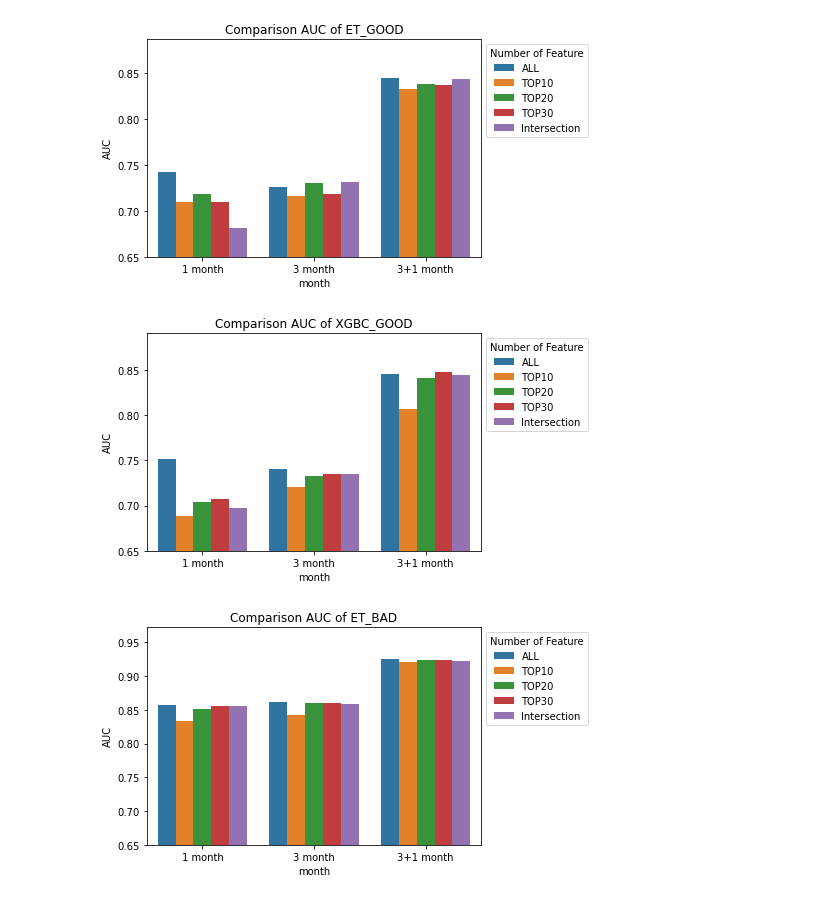
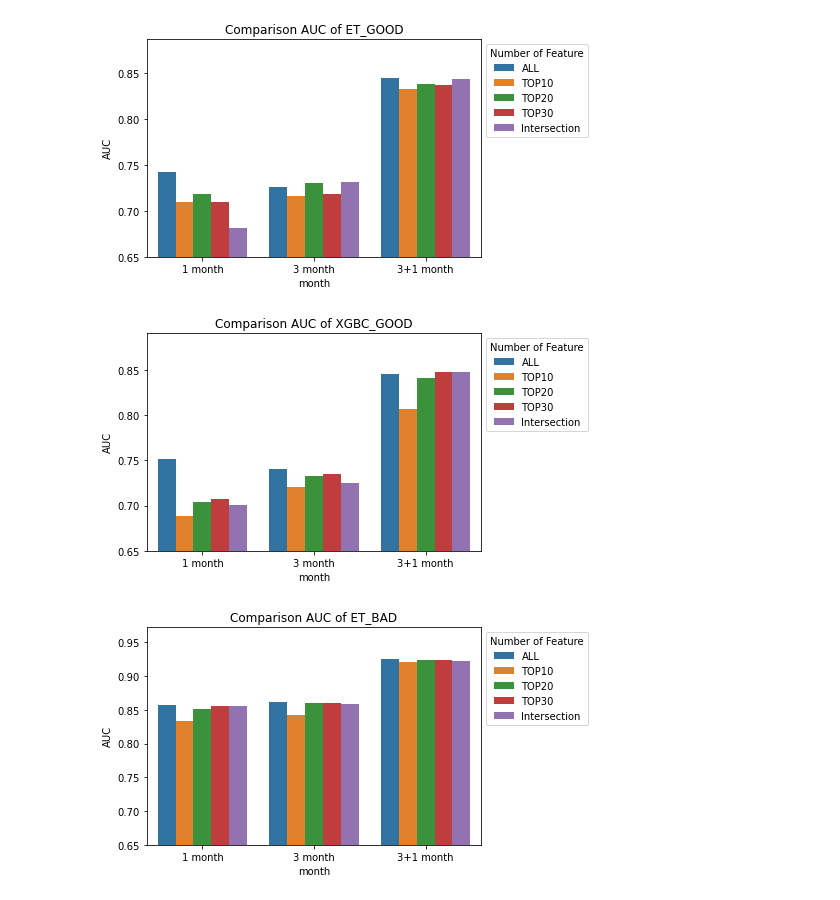
Before and after one commit to sn987532159/TSR_ML, a Jupyter notebook: result/TSR_ALL/Comparison AUC of TSR_ALL1&3.ipynb, the cells around one changed output. Drawn from its saved outputs; the diff is of its cells as text; code cells hidden in the pictures.

```diff
--- a/result/TSR_ALL/Comparison AUC of TSR_ALL1&3.ipynb
+++ b/result/TSR_ALL/Comparison AUC of TSR_ALL1&3.ipynb
@@ -34,30 +34,30 @@ plt.show()
 # %%
 XGBC_G_AUC_plot = [["1 month","ALL", 0.751],
                  ["1 month", "TOP10", 0.688],
                  ["1 month", "TOP20", 0.704],
                  ["1 month", "TOP30", 0.707],
-                 ["1 month", "Intersection", 0.697],
+                 ["1 month", "Intersection", 0.701],
                  ["3 month", "ALL", 0.74],
                  ["3 month", "TOP10", 0.72],
                  ["3 month", "TOP20", 0.733],
                  ["3 month", "TOP30", 0.735],
-                 ["3 month", "Intersection", 0.735],
+                 ["3 month", "Intersection", 0.725],
                  ["3+1 month", "ALL", 0.845],
                  ["3+1 month", "TOP10", 0.807],
                  ["3+1 month", "TOP20", 0.841],
                  ["3+1 month", "TOP30", 0.848],
-                 ["3+1 month", "Intersection", 0.844]]
+                 ["3+1 month", "Intersection", 0.848]]
 
 XGBC_G_AUC_plot = pd.DataFrame(XGBC_G_AUC_plot, columns=["month", "n_feature", "AUC"])
 
 sns.barplot(x='month', y='AUC', hue='n_feature', data=XGBC_G_AUC_plot)
 plt.legend(title = "Number of Feature", bbox_to_anchor=(1, 1))
 plt.ylim(0.65)
 plt.title('Comparison AUC of XGBC_GOOD')
 #plt.savefig('INFO/Comparison_AUC_of_XGBC_G.png')
 plt.show()
 # %% [output]
-[figure, old version]
+[figure, new version]
 # %%
 ET_B_AUC_plot = [["1 month","ALL", 0.857],
                  ["1 month", "TOP10", 0.834],
```
Also changed, not shown: parts of 1 cell of this notebook, 1 other file.
